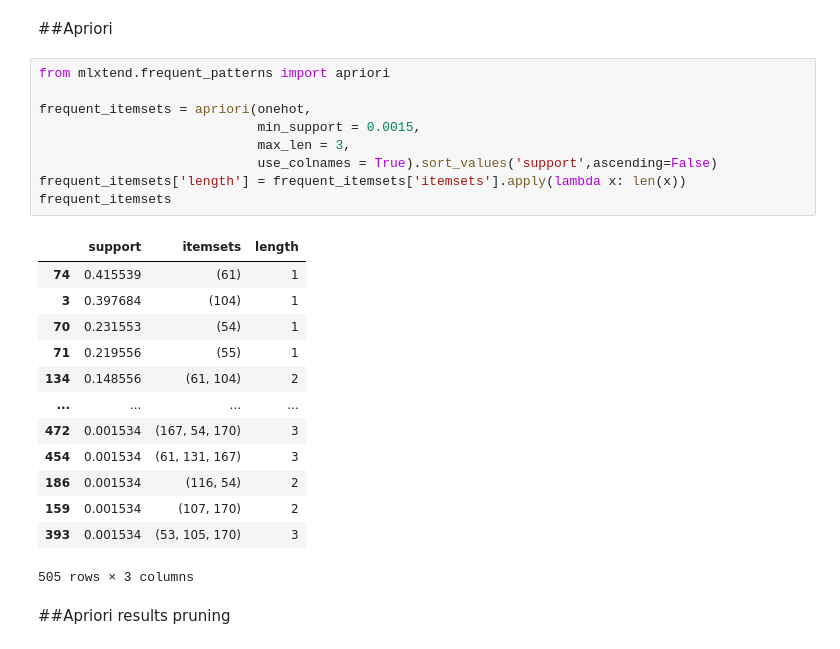
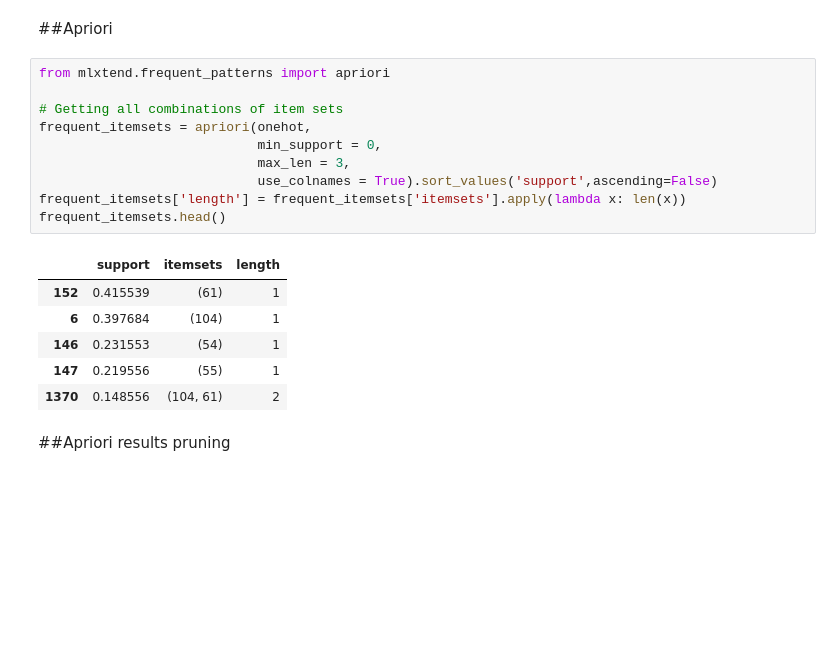
Before and after one commit to dgalian/FTW_B7, a Jupyter notebook: Capstone/Capstone_MBA_v2.ipynb, the cells around one changed output. Drawn from its saved outputs; the diff is of its cells as text; blank space fills up the shorter version.

```diff
--- a/Capstone/Capstone_MBA_v2.ipynb
+++ b/Capstone/Capstone_MBA_v2.ipynb
@@ -297,25 +287,19 @@ support.describe()
 # %%
 from mlxtend.frequent_patterns import apriori
 
+# Getting all combinations of item sets
 frequent_itemsets = apriori(onehot,
-                            min_support = 0.0015,
+                            min_support = 0,
                             max_len = 3,
                             use_colnames = True).sort_values('support',ascending=False)
 frequent_itemsets['length'] = frequent_itemsets['itemsets'].apply(lambda x: len(x))
-frequent_itemsets
+frequent_itemsets.head()
 # %% [output]
 |  | support | itemsets | length |
-| 74 | 0.415539 | (61) | 1 |
-| 3 | 0.397684 | (104) | 1 |
-| 70 | 0.231553 | (54) | 1 |
-| 71 | 0.219556 | (55) | 1 |
-| 134 | 0.148556 | (61, 104) | 2 |
-| ... | ... | ... | ... |
-| 472 | 0.001534 | (167, 54, 170) | 3 |
-| 454 | 0.001534 | (61, 131, 167) | 3 |
-| 186 | 0.001534 | (116, 54) | 2 |
-| 159 | 0.001534 | (107, 170) | 2 |
-| 393 | 0.001534 | (53, 105, 170) | 3 |
+| 152 | 0.415539 | (61) | 1 |
+| 6 | 0.397684 | (104) | 1 |
+| 146 | 0.231553 | (54) | 1 |
+| 147 | 0.219556 | (55) | 1 |
+| 1370 | 0.148556 | (104, 61) | 2 |
-505 rows × 3 columns
 # %% [markdown]
 ##Apriori results pruning
```
Also changed, not shown: parts of 21 cells of this notebook.
